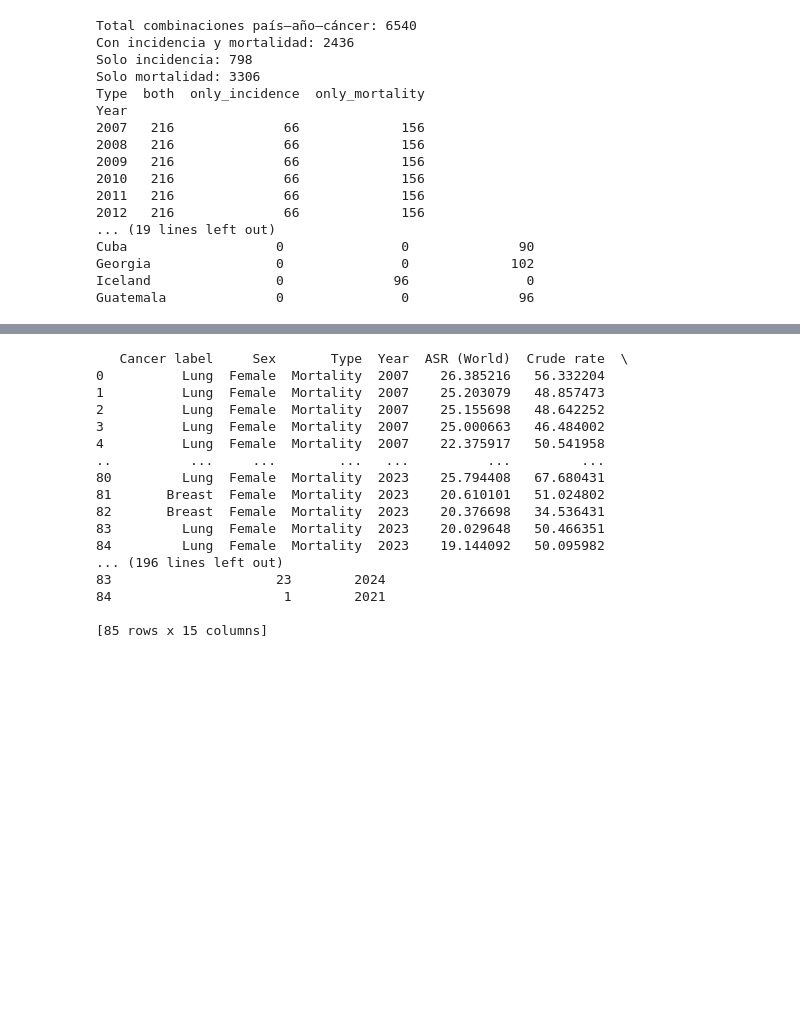
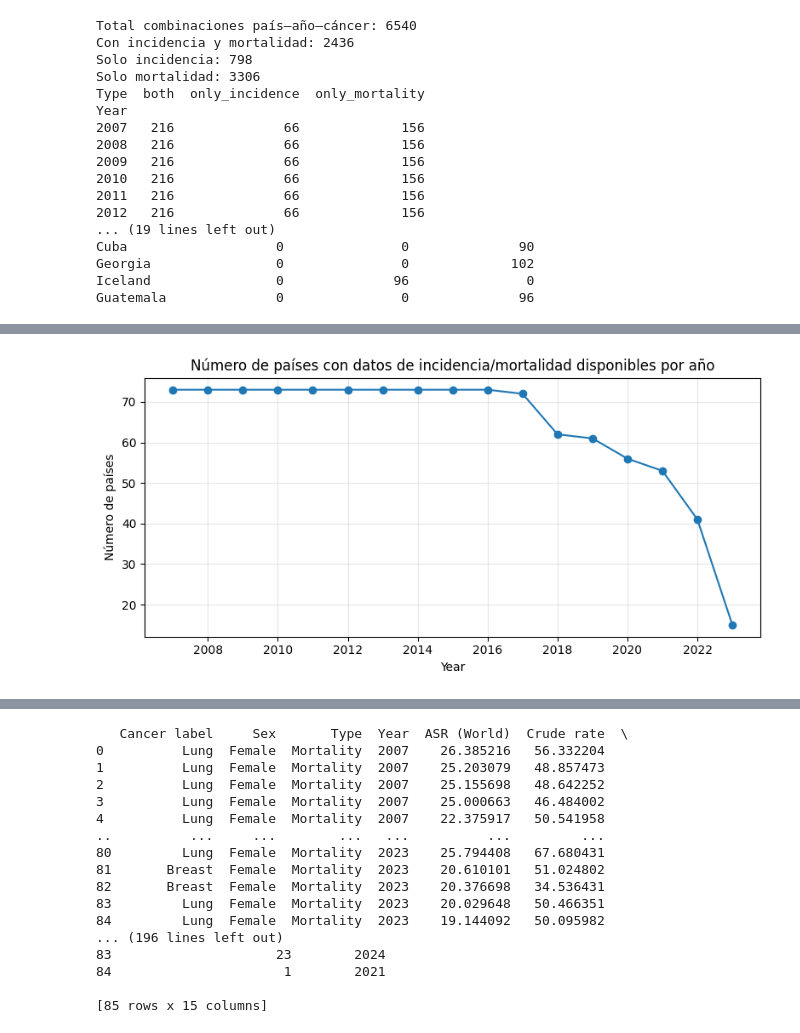
Before and after one commit to mehrerm/TFM, a Jupyter notebook: notebooks/01_load_and_clean_DIRAC.ipynb, the cells around one changed output, grey strips where cells are left out. Drawn from its saved outputs; the diff is of its cells as text; code cells hidden in the pictures; blank space fills up the shorter version.

```diff
--- a/notebooks/01_load_and_clean_DIRAC.ipynb
+++ b/notebooks/01_load_and_clean_DIRAC.ipynb
@@ -851,0 +913,29 @@ Antes de integrar los datos de infraestructura, se realizó un análisis explora
+# %%
+countries_per_year = (
+    df_merged
+    .groupby("Year")["Country_harmonized"]
+    .nunique()
+    .reset_index(name="N_countries")
+    .sort_values("Year")
+)
+countries_per_year
+
+
+%matplotlib inline
+
+plt.figure(figsize=(8,4))
+plt.plot(
+    countries_per_year["Year"],
+    countries_per_year["N_countries"],
+    marker="o"
+)
+
+plt.xlabel("Year")
+plt.ylabel("Número de países")
+plt.title("Número de países con datos de incidencia/mortalidad disponibles por año")
+plt.grid(True, alpha=0.3)
+plt.tight_layout()
+plt.savefig(f"{fig_dir}/fig03_numero_paises_datos.jpg", dpi=300, bbox_inches="tight")
+plt.show()
+# %% [output]
+[figure, added]
```
Also changed, not shown: parts of 22 cells of this notebook.
